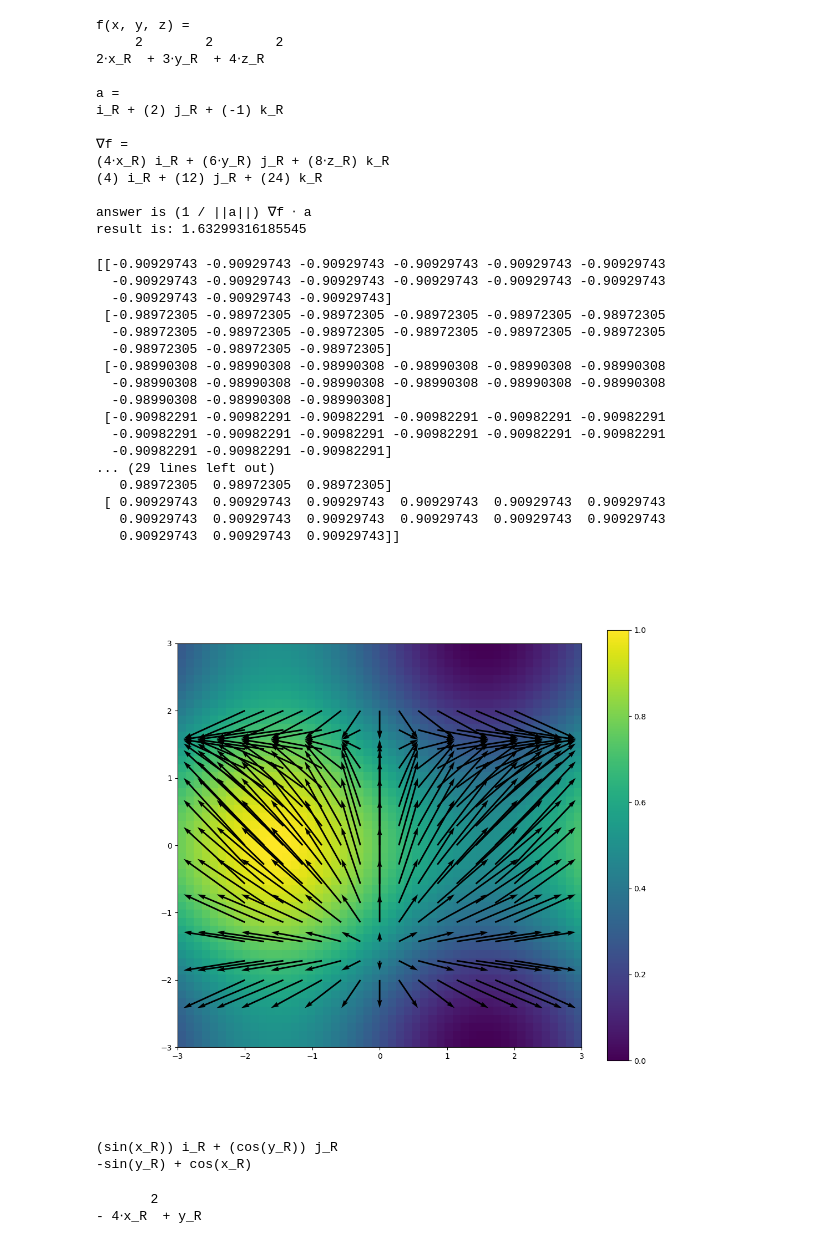
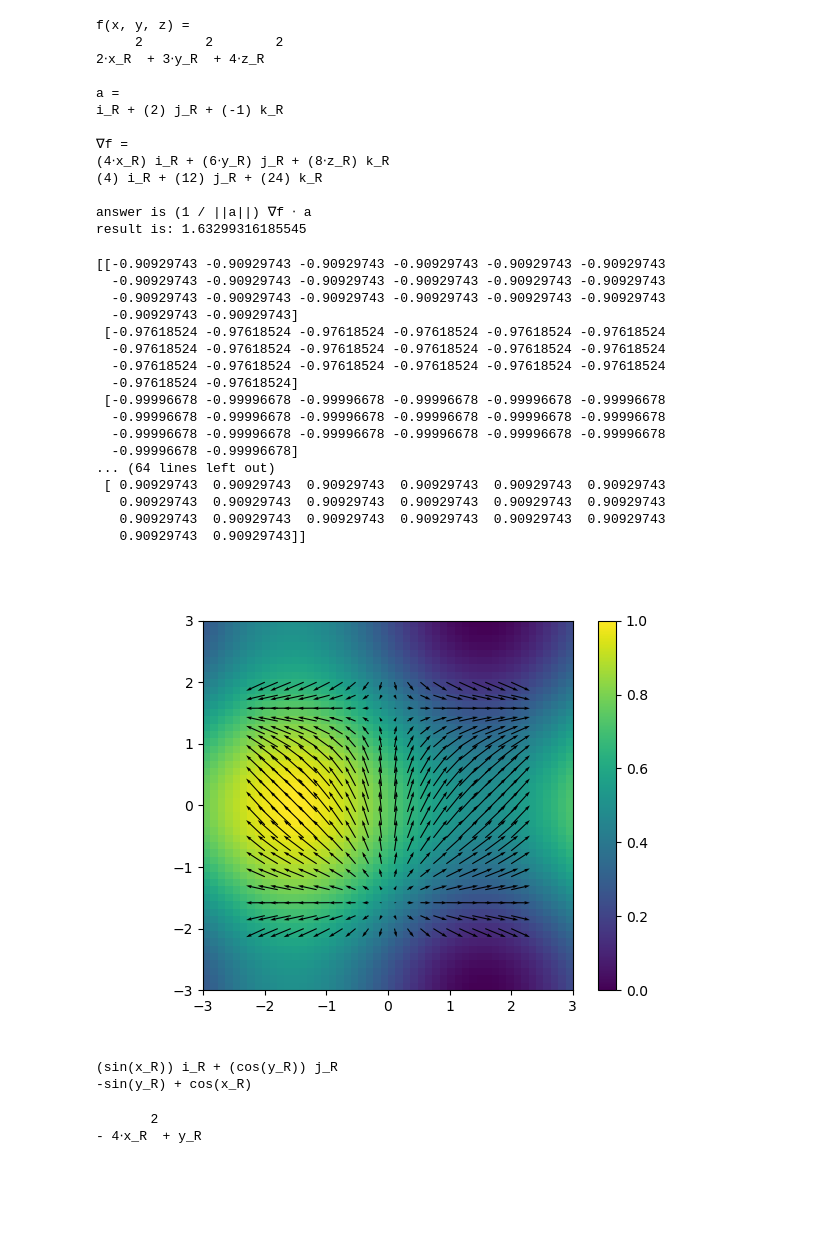
Before and after one commit to QuMCoding/QM-Book-Source, a Jupyter notebook: vector.ipynb, the cells around one changed output. Cells and saved outputs as stored; diff of their text form; code cells hidden in the pictures; blank space fills up the shorter version.

```diff
--- a/vector.ipynb
+++ b/vector.ipynb
@@ -234,49 +234,49 @@ d = delop.dot(f, doit=True)
 
 resolution = 50
 
 X4B, Y4B = np.mgrid[-3:3:resolution * 1j, -3:3:resolution * 1j]
 img = np.zeros((resolution, resolution))
 extent = [-3, 3, -3, 3]
 
 for i, v in np.ndenumerate(X4B):
     now = d.subs({R.x: v, R.y: Y4B[i]})
     img[i] = now
 plt.imshow(img, extent=extent)
 
-resolution = 15
+resolution = 20
 X4Q, Y4Q = np.mgrid[-2:2:resolution * 1j, -2:2:resolution * 1j]
 X4QV, Y4QV = np.mgrid[-2:2:resolution * 1j, -2:2:resolution * 1j]
 for i, v in np.ndenumerate(X4Q):
     now = f.subs({R.x: v, R.y: Y4Q[i]}).to_matrix(R)
     X4QV[i] = now[0]
     Y4QV[i] = now[1]
 print(X4QV)
-plt.quiver(X4Q, Y4Q, X4QV, Y4QV, angles="xy", scale_units="xy", scale=1)
+plt.quiver(X4Q, Y4Q, X4QV, Y4QV, angles="xy", scale_units="xy", scale=3)
 
 plt.colorbar()
 plt.show()
 
 pprint(f)
 pprint(d)
 # %% [output]
 [[-0.90929743 -0.90929743 -0.90929743 -0.90929743 -0.90929743 -0.90929743
   -0.90929743 -0.90929743 -0.90929743 -0.90929743 -0.90929743 -0.90929743
-  -0.90929743 -0.90929743 -0.90929743]
- [-0.98972305 -0.98972305 -0.98972305 -0.98972305 -0.98972305 -0.98972305
-  -0.98972305 -0.98972305 -0.98972305 -0.98972305 -0.98972305 -0.98972305
-  -0.98972305 -0.98972305 -0.98972305]
- [-0.98990308 -0.98990308 -0.98990308 -0.98990308 -0.98990308 -0.98990308
-  -0.98990308 -0.98990308 -0.98990308 -0.98990308 -0.98990308 -0.98990308
-  -0.98990308 -0.98990308 -0.98990308]
- [-0.90982291 -0.90982291 -0.90982291 -0.90982291 -0.90982291 -0.90982291
-  -0.90982291 -0.90982291 -0.90982291 -0.90982291 -0.90982291 -0.90982291
-  -0.90982291 -0.90982291 -0.90982291]
-... (29 lines left out)
-   0.98972305  0.98972305  0.98972305]
+  -0.90929743 -0.90929743 -0.90929743 -0.90929743 -0.90929743 -0.90929743
+  -0.90929743 -0.90929743]
+ [-0.97618524 -0.97618524 -0.97618524 -0.97618524 -0.97618524 -0.97618524
+  -0.97618524 -0.97618524 -0.97618524 -0.97618524 -0.97618524 -0.97618524
+  -0.97618524 -0.97618524 -0.97618524 -0.97618524 -0.97618524 -0.97618524
+  -0.97618524 -0.97618524]
+ [-0.99996678 -0.99996678 -0.99996678 -0.99996678 -0.99996678 -0.99996678
+  -0.99996678 -0.99996678 -0.99996678 -0.99996678 -0.99996678 -0.99996678
+  -0.99996678 -0.99996678 -0.99996678 -0.99996678 -0.99996678 -0.99996678
+  -0.99996678 -0.99996678]
+... (64 lines left out)
  [ 0.90929743  0.90929743  0.90929743  0.90929743  0.90929743  0.90929743
    0.90929743  0.90929743  0.90929743  0.90929743  0.90929743  0.90929743
-   0.90929743  0.90929743  0.90929743]]
+   0.90929743  0.90929743  0.90929743  0.90929743  0.90929743  0.90929743
+   0.90929743  0.90929743]]
-[figure, old version]
+[figure, new version]
 (sin(x_R)) i_R + (cos(y_R)) j_R
 -sin(y_R) + cos(x_R)
 # %%
```
